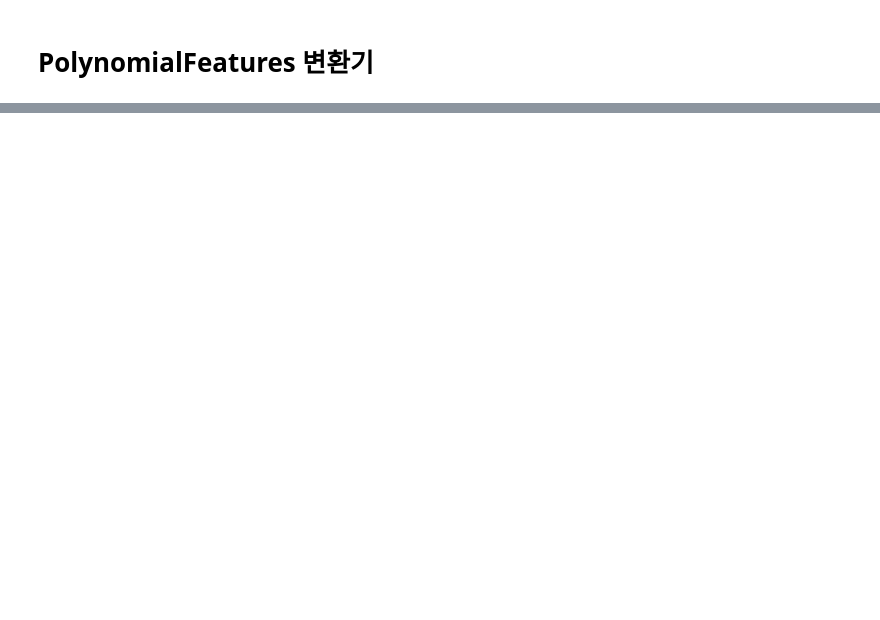
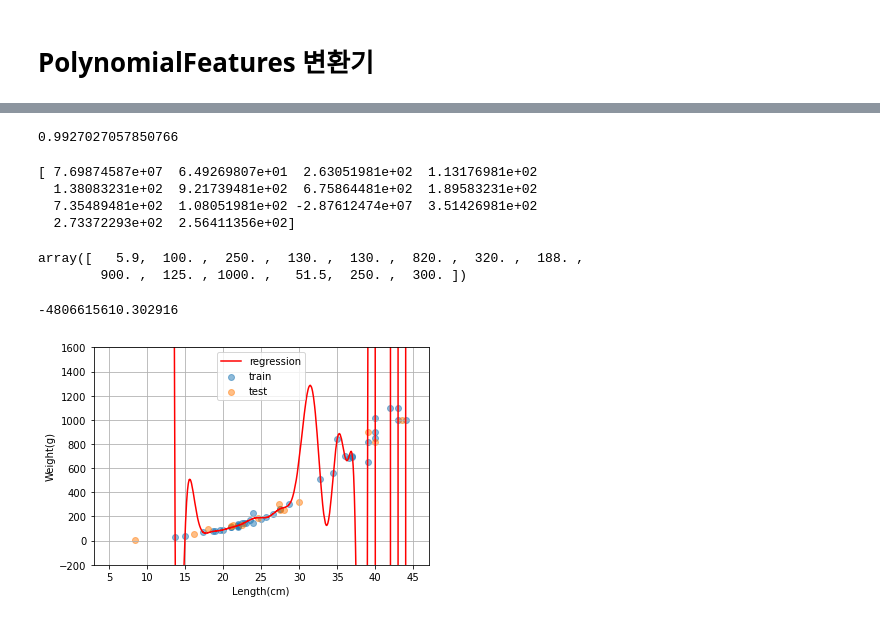
Before and after one commit to ljh5973/itwill_python, a Jupyter notebook: ml05_regression.ipynb, the cells around one changed output, grey strips where cells are left out. Cells and saved outputs as stored; diff of their text form; code cells hidden in the pictures; blank space fills up the shorter version.

```diff
--- a/ml05_regression.ipynb
+++ b/ml05_regression.ipynb
@@ -631,0 +709,5 @@ scikit-learn 클래스
+# %%
+lin_reg = LinearRegression()  # 모델 생성
+lin_reg.fit(X_tr_poly_sc, y_train)  # 모델 훈련
+train_pred = lin_reg.predict(X_tr_poly_sc)  # 예측
+print(train_pred)
@@ -631,0 +741,17 @@ scikit-learn 클래스
+# %%
+# Pipeline으로 연결할 변환기(Transformer), 예측기(Estimator) 객체들을 생성
+poly = PolynomialFeatures(degree=60, include_bias=False)  # 다차항 추가 변환기
+scaler = StandardScaler()  # 표준화 변환기
+reg = LinearRegression()  # 선형 회귀 알고리즘(모델) 예측기
+# %%
+# 변환기와 예측기를 순서대로 연결하는 Pipeline 객체 생성
+model = Pipeline(steps=[('poly_feature', poly),
+                        ('std_scaler', scaler),
+                        ('lin_reg', reg)])
+# %%
+# 머신 러닝 모델을 훈련
+model.fit(X_train, y_train)
+#> X_train: (42, 1) shape의 2차원 배열. 훈련 셋 42마리 농어의 길이를 가지고 있는 특성 배열.
+#> (1) poly_feature의 fit_transform()을 호출 -> 길이의 100차항까지 가지는 2차원 배열 변환. (42, 60) 2차원 배열.
+#> (2) std_scaler의 fit_transform()을 호출 -> 모든 특성들(1~60차항)에 대해서 스케일링. (42, 60) 2차원 배열.
+#> (3) lin_reg의 fit()을 호출 -> 선형 회귀식을 찾음. intercept_, coef_을 찾음.
@@ -631,0 +801,40 @@ scikit-learn 클래스
+# %%
+r2_score(y_train, train_pred)  # 훈련 셋의 R^2 score
+# %% [output]
+0.9927027057850766
+# %%
+# 테스트 셋의 예측값
+test_pred = model.predict(X_test)
+print(test_pred)
+# %% [output]
+[ 7.69874587e+07  6.49269807e+01  2.63051981e+02  1.13176981e+02
+  1.38083231e+02  9.21739481e+02  6.75864481e+02  1.89583231e+02
+  7.35489481e+02  1.08051981e+02 -2.87612474e+07  3.51426981e+02
+  2.73372293e+02  2.56411356e+02]
+# %%
+y_test  # 테스트 셋의 실젯값
+# %% [output]
+array([   5.9,  100. ,  250. ,  130. ,  130. ,  820. ,  320. ,  188. ,
+        900. ,  125. , 1000. ,   51.5,  250. ,  300. ])
+# %%
+r2_score(y_test, test_pred)
+# %% [output]
+-4806615610.302916
+# %%
+# 훈련 셋, 테스트 셋, 다항 선형 회귀 곡선 시각화
+plt.scatter(X_train, y_train, alpha=0.5, label='train')
+plt.scatter(X_test, y_test, alpha=0.5, label='test')
+
+# 60차 항을 포함하는 선형 회귀 곡선
+x = np.arange(5, 45, 0.001).reshape((-1, 1))  # (n_samples, 1) shape의 2차원 배열
+y = model.predict(x)
+plt.plot(x, y, 'r-', label='regression')
+
+plt.ylim((-200, 1600))
+plt.legend()
+plt.grid()
+plt.xlabel('Length(cm)')
+plt.ylabel('Weight(g)')
+plt.show()
+# %% [output]
+[figure, added]
```
Also changed, not shown: parts of 73 cells of this notebook, 9 other files.
